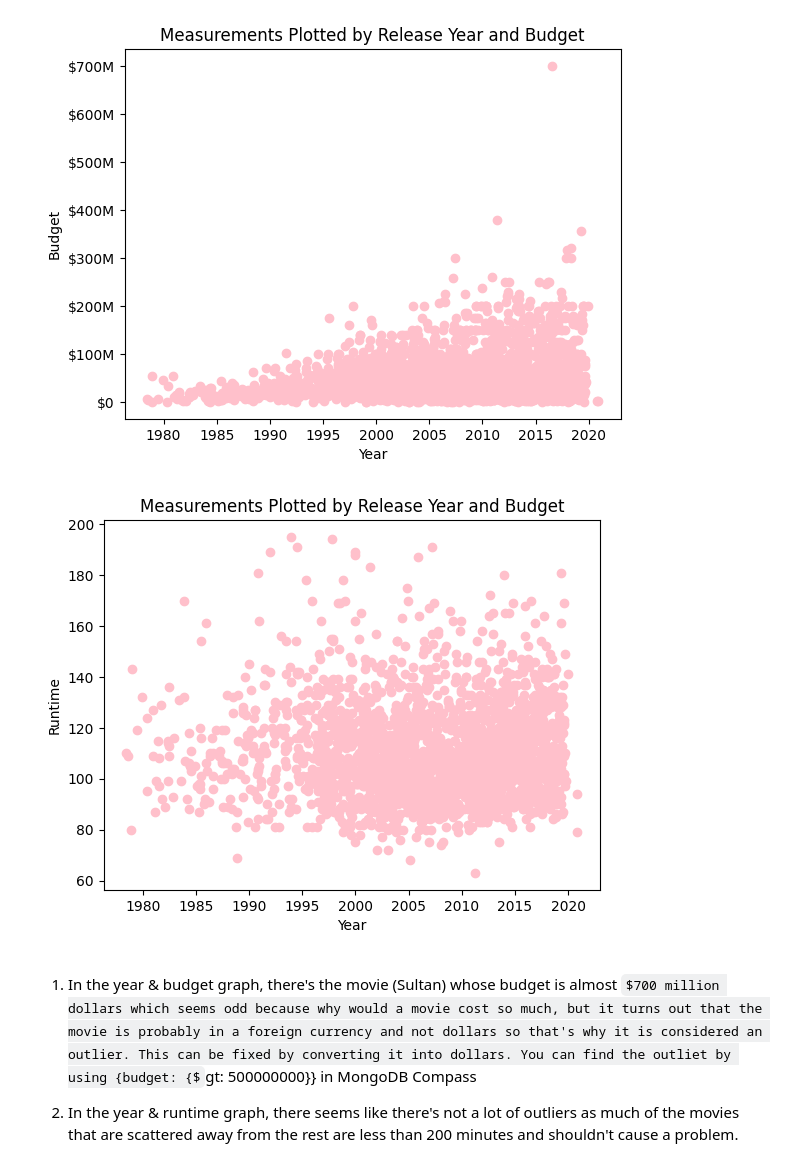
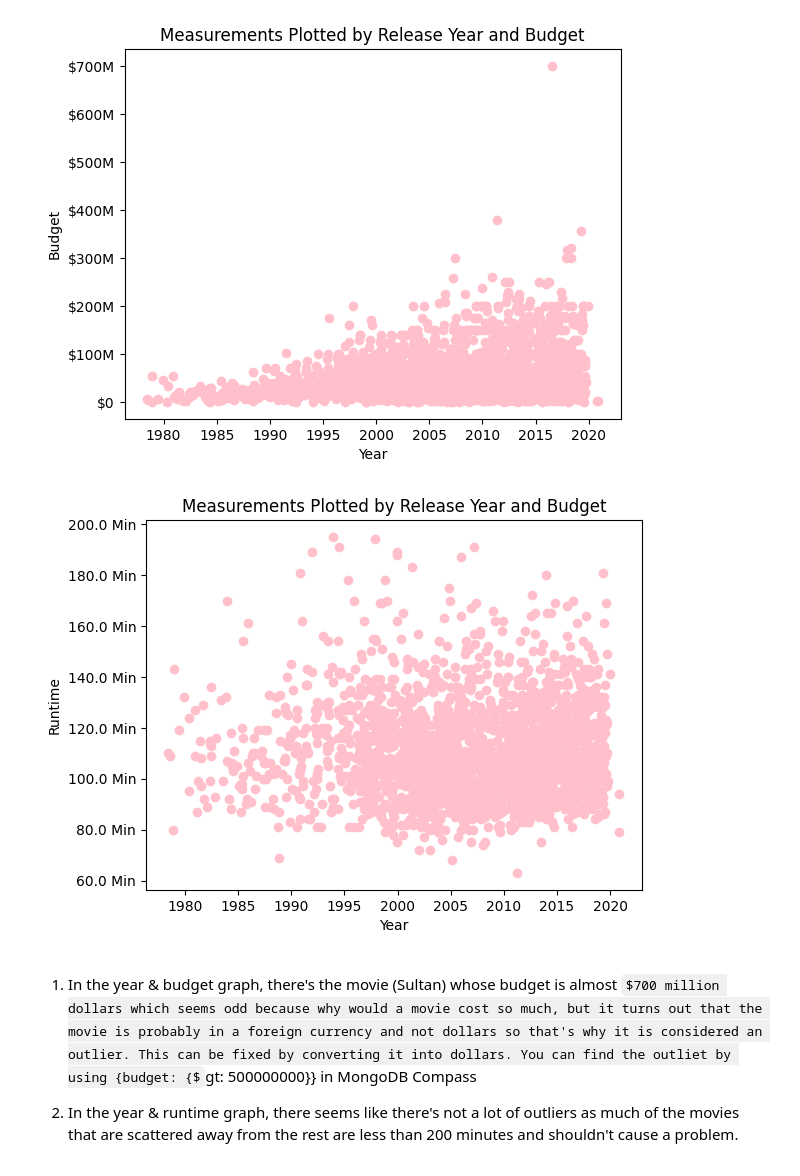
Before and after one commit to amanny02/Detecting_Outliers, a Jupyter notebook: Abuthuraya - Detecting Outliers.ipynb, the cells around one changed output. Drawn from its saved outputs; the diff is of its cells as text; code cells hidden in the pictures; some formulas as TeX source.

```diff
--- a/Abuthuraya - Detecting Outliers.ipynb
+++ b/Abuthuraya - Detecting Outliers.ipynb
@@ -83,37 +83,37 @@ pyplot.show()
 
 #----------
 #This part is to create the Year & Runtime plotted graph
 
 #To transform the runtime of the movie into a number
 dataframe['budget'] = pandas.to_numeric(dataframe['runtime'], errors='coerce')
 
 
 #Formatting the Runtime for the Y axis
 def time(period, _):
     if period>0:
-        return f"{round(period)}"
+        return f"{period} Min"
     elif period>60:
-        return f"{round(period)}"
+        return f"{period} Min"
     elif period>120:
-        return f"{round(period)}"
+        return f"{period} Min"
 
 
 # Plot release date by runtime
 pyplot.title('Measurements Plotted by Release Year and Budget')
 pyplot.xlabel('Year')
 pyplot.ylabel('Runtime')
 pyplot.scatter(dataframe['release_date'], dataframe['runtime'], color=['pink'])
 
 
 #To set the formatter for the runtime in Y axis
 pyplot.gca().yaxis.set_major_formatter(time)
 
 
 #To display the graph
 pyplot.show()
 # %% [output]
 [figure]
-[figure, old version]
+[figure, new version]
 # %% [markdown]
 1) In the year & budget graph, there's the movie (Sultan) whose budget is almost $700 million dollars which seems odd because why would a movie cost so much, but it turns out that the movie is probably in a foreign currency and not dollars so that's why it is considered an outlier. This can be fixed by converting it into dollars. You can find the outliet by using {budget: {$gt: 500000000}} in MongoDB Compass
 
```
